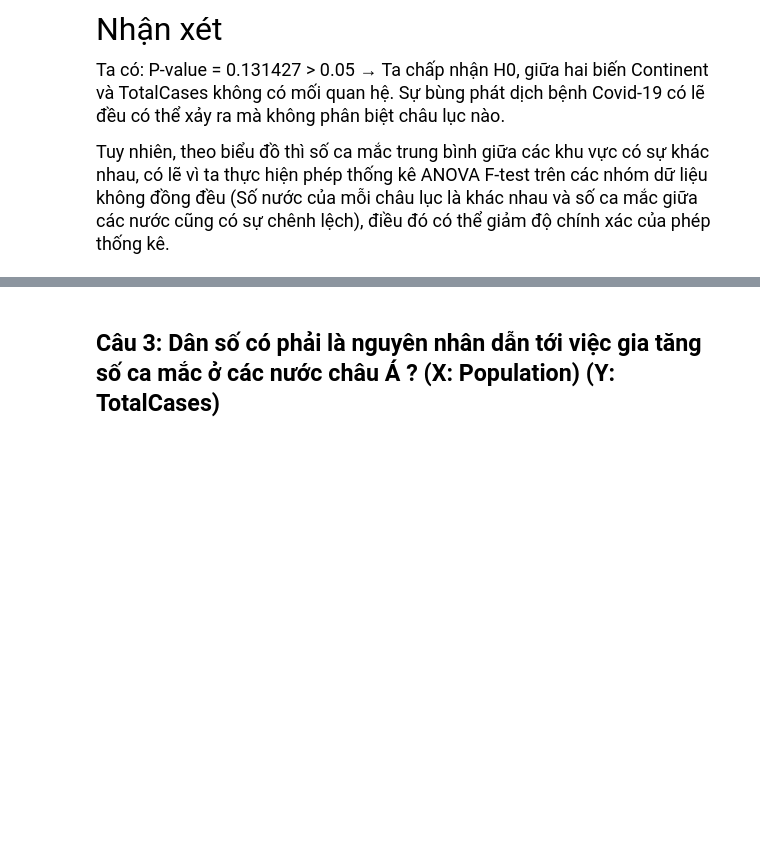
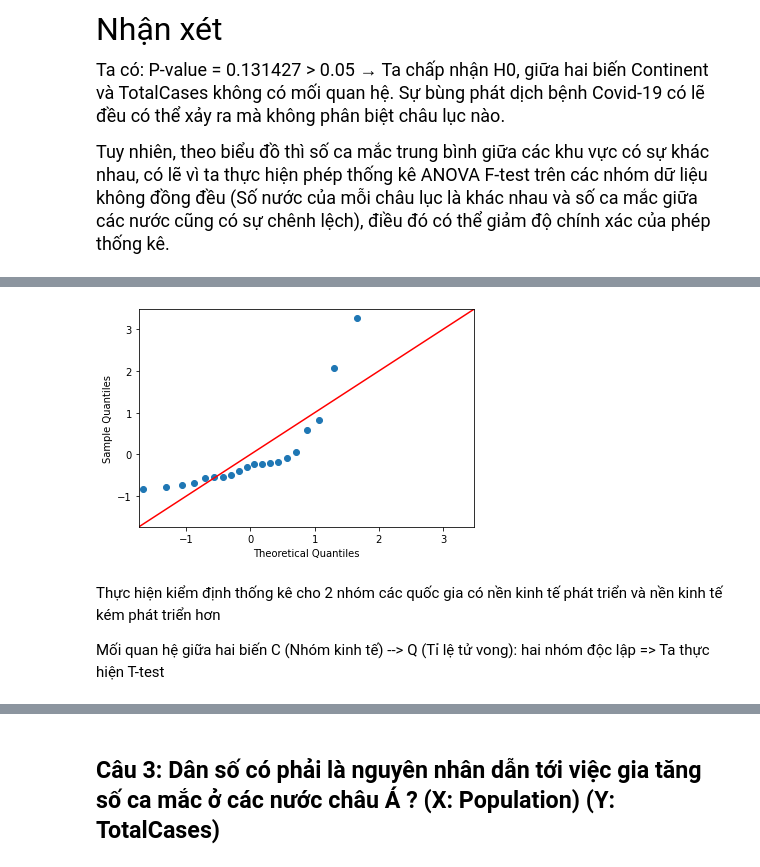
Before and after one commit to NMS1010/P4DA_Final_Project, a Jupyter notebook: report.ipynb, the cells around one changed output, grey strips where cells are left out. Saved outputs shown, nothing was run; the diff lists cells and outputs as text; code cells hidden in the pictures; blank space fills up the shorter version.

```diff
--- a/report.ipynb
+++ b/report.ipynb
@@ -407,0 +549,10 @@ res.anova_summary
+# %%
+# Biểu đồ qq plot
+sm.qqplot(covid_data_economy['Mortality'], dist=stats.norm, line="45", fit="true")
+pylab.show()
+# %% [output]
+[figure, added]
+# %% [markdown]
+Thực hiện kiểm định thống kê cho 2 nhóm các quốc gia có nền kinh tế phát triển và nền kinh tế kém phát triển hơn
+
+Mối quan hệ giữa hai biến C (Nhóm kinh tế) --> Q (Tỉ lệ tử vong): hai nhóm độc lập => Ta thực hiện T-test
```
Also changed, not shown: parts of 85 cells of this notebook, 2 other files.
